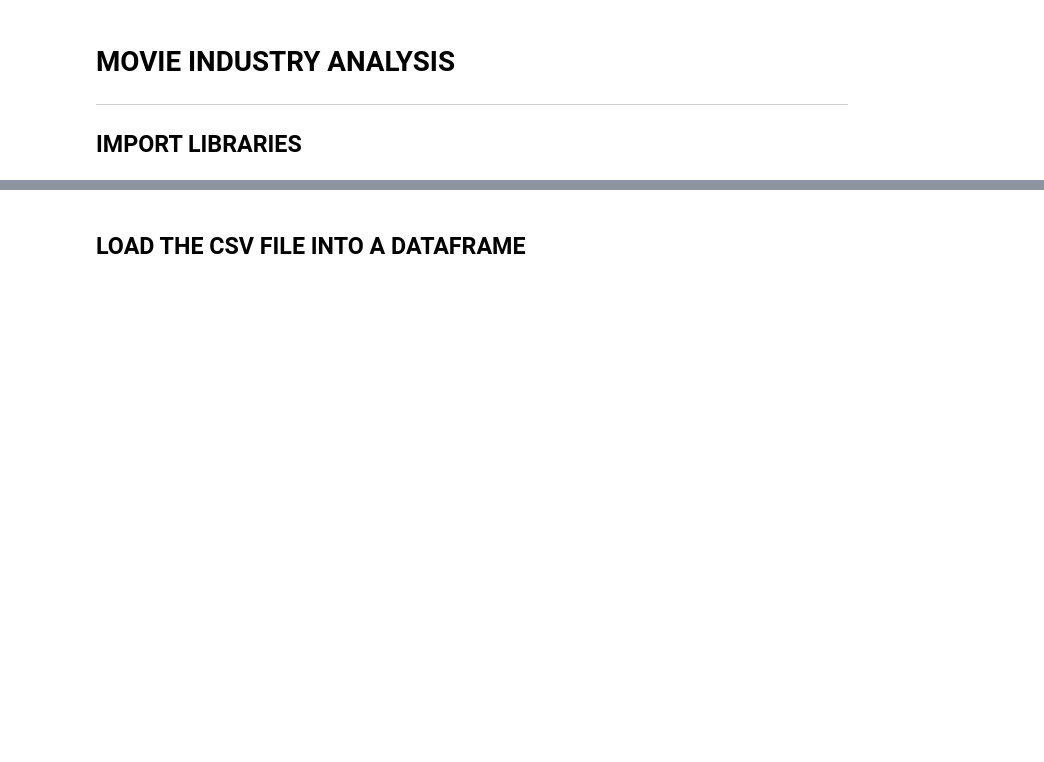
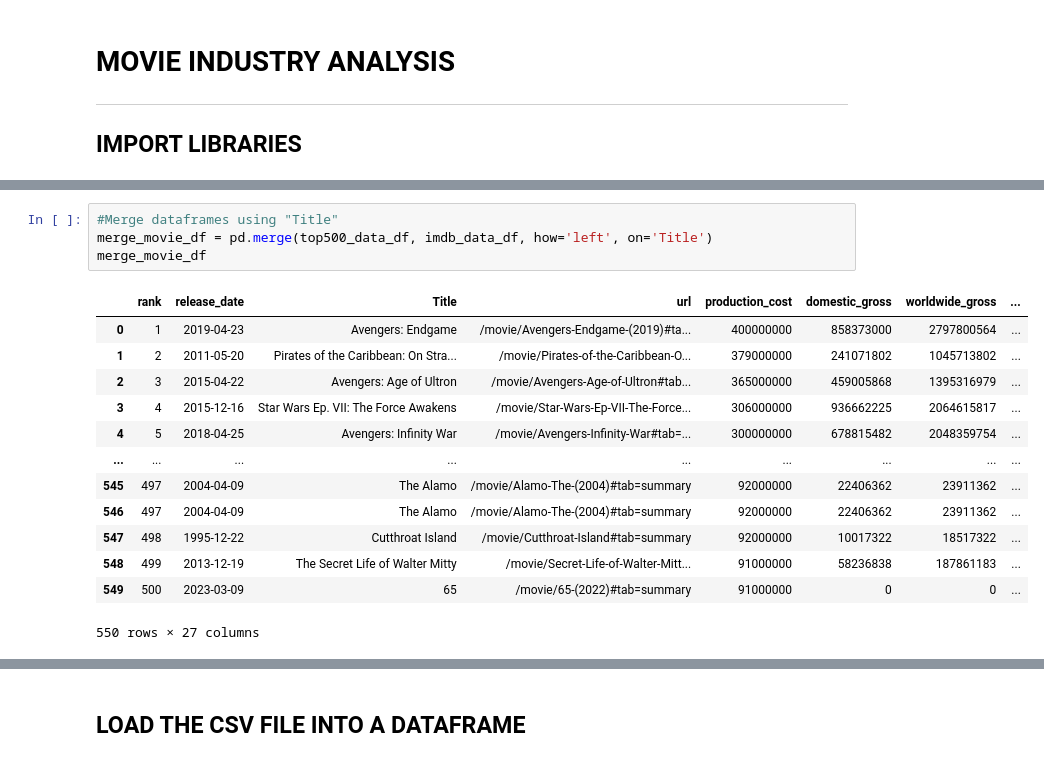
Before and after one commit to endoplasmicosmic/Movie-Success-Analytics, a Jupyter notebook: movie_FINAL.ipynb, the cells around one changed output, grey strips where cells are left out. Cells and saved outputs as stored; diff of their text form; blank space fills up the shorter version.

```diff
--- a/movie_FINAL.ipynb
+++ b/movie_FINAL.ipynb
@@ -21,0 +31,18 @@ warnings.filterwarnings('ignore')
+# %%
+#Merge dataframes using "Title"
+merge_movie_df = pd.merge(top500_data_df, imdb_data_df, how='left', on='Title')
+merge_movie_df
+# %% [output]
+|  | rank | release_date | Title | url | production_cost | domestic_gross | worldwide_gross | ... |
+| 0 | 1 | 2019-04-23 | Avengers: Endgame | /movie/Avengers-Endgame-(2019)#ta... | 400000000 | 858373000 | 2797800564 | ... |
+| 1 | 2 | 2011-05-20 | Pirates of the Caribbean: On Stra... | /movie/Pirates-of-the-Caribbean-O... | 379000000 | 241071802 | 1045713802 | ... |
+| 2 | 3 | 2015-04-22 | Avengers: Age of Ultron | /movie/Avengers-Age-of-Ultron#tab... | 365000000 | 459005868 | 1395316979 | ... |
+| 3 | 4 | 2015-12-16 | Star Wars Ep. VII: The Force Awakens | /movie/Star-Wars-Ep-VII-The-Force... | 306000000 | 936662225 | 2064615817 | ... |
+| 4 | 5 | 2018-04-25 | Avengers: Infinity War | /movie/Avengers-Infinity-War#tab=... | 300000000 | 678815482 | 2048359754 | ... |
+| ... | ... | ... | ... | ... | ... | ... | ... | ... |
+| 545 | 497 | 2004-04-09 | The Alamo | /movie/Alamo-The-(2004)#tab=summary | 92000000 | 22406362 | 23911362 | ... |
+| 546 | 497 | 2004-04-09 | The Alamo | /movie/Alamo-The-(2004)#tab=summary | 92000000 | 22406362 | 23911362 | ... |
+| 547 | 498 | 1995-12-22 | Cutthroat Island | /movie/Cutthroat-Island#tab=summary | 92000000 | 10017322 | 18517322 | ... |
+| 548 | 499 | 2013-12-19 | The Secret Life of Walter Mitty | /movie/Secret-Life-of-Walter-Mitt... | 91000000 | 58236838 | 187861183 | ... |
+| 549 | 500 | 2023-03-09 | 65 | /movie/65-(2022)#tab=summary | 91000000 | 0 | 0 | ... |
+550 rows × 27 columns
```
Also changed, not shown: parts of 6 cells of this notebook, 1 other file.
